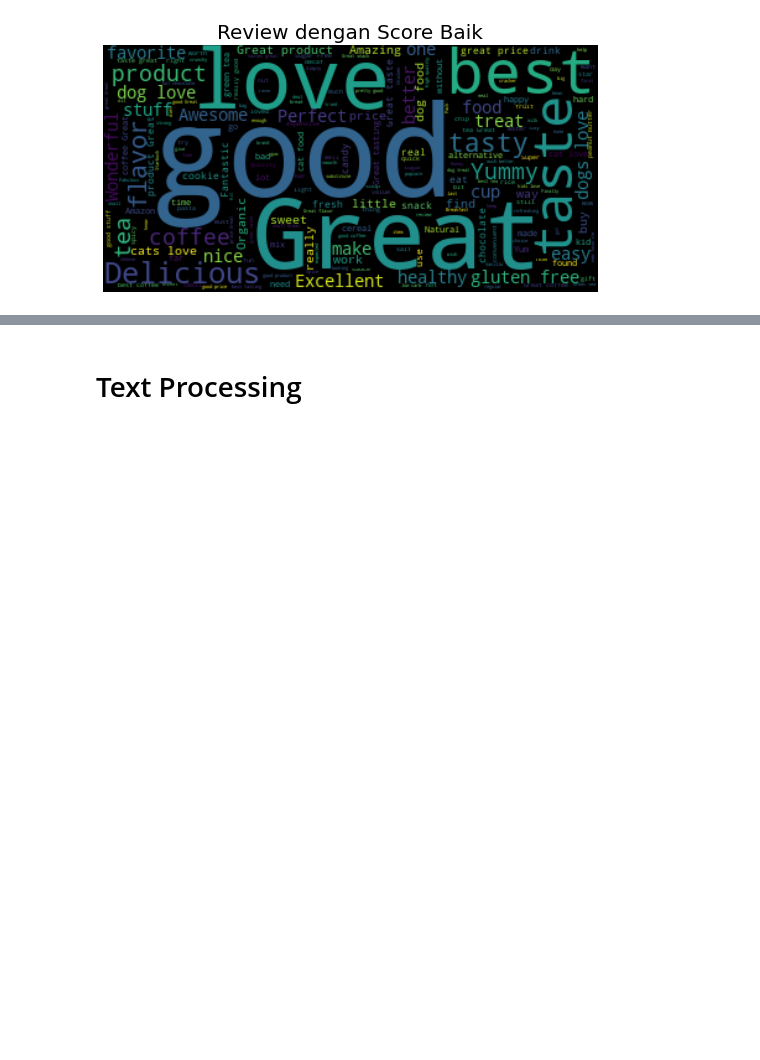
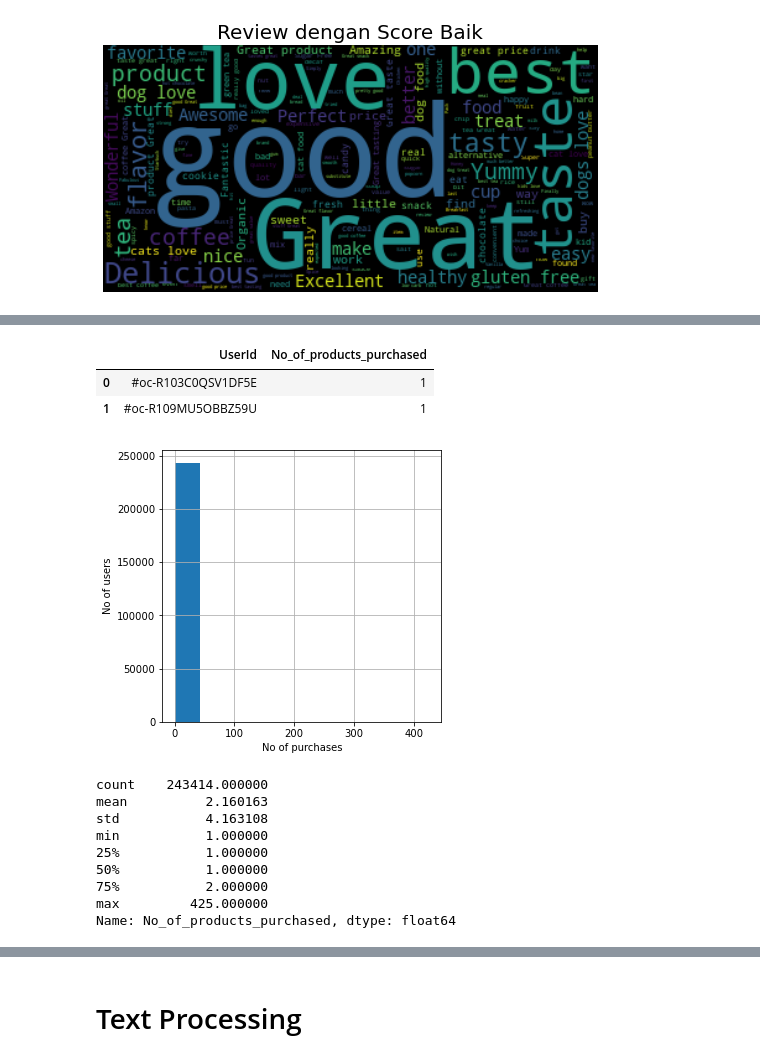
Before and after one commit to christinaclara/Sentiment-Analysis-for-Amazon-Food-Review-Using-NaiveBayes--Impostor, a Jupyter notebook: Sentiment Analysis for Amazon Food Review .ipynb, the cells around one changed output, grey strips where cells are left out. Saved outputs shown, nothing was run; the diff lists cells and outputs as text; code cells hidden in the pictures; blank space fills up the shorter version.

```diff
--- a/Sentiment Analysis for Amazon Food Review Using SVM.ipynb
+++ b/Sentiment Analysis for Amazon Food Review .ipynb
@@ -158,0 +260,29 @@ plt.show()
+# %%
+# we will see the products brought by each customer
+
+purchases = df[['ProductId','UserId']].groupby('UserId').agg({'ProductId': ['count']})
+purchases.columns = ['No_of_products_purchased']
+purchases = purchases.reset_index()
+purchases.head(2)
+# %% [output]
+|  | UserId | No_of_products_purchased |
+| 0 | #oc-R103C0QSV1DF5E | 1 |
+| 1 | #oc-R109MU5OBBZ59U | 1 |
+# %%
+plt.figure(figsize=(5,5))
+purchases['No_of_products_purchased'].hist()
+plt.xlabel('No of purchases')
+plt.ylabel('No of users')
+plt.show()
+print(purchases['No_of_products_purchased'].describe())
+# %% [output]
+[figure, added]
+count    243414.000000
+mean          2.160163
+std           4.163108
+min           1.000000
+25%           1.000000
+50%           1.000000
+75%           2.000000
+max         425.000000
+Name: No_of_products_purchased, dtype: float64
```
Also changed, not shown: parts of 24 cells of this notebook.
